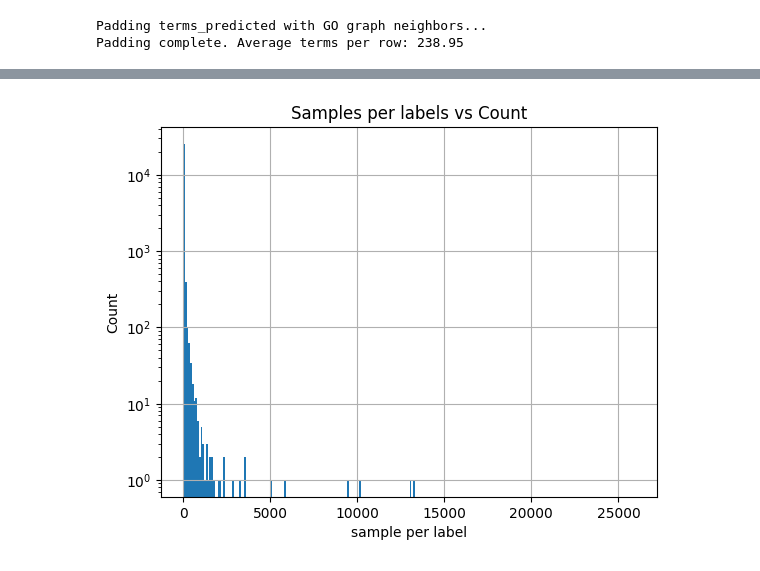
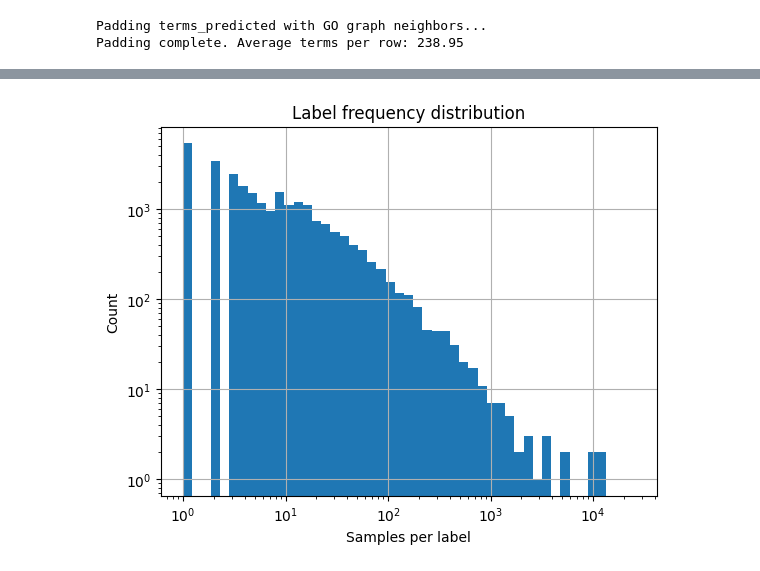
Before and after one commit to tnshp/CAFA6_embeds_model, a Jupyter notebook: dataset_analysis_2.ipynb, the cells around one changed output, grey strips where cells are left out. Saved outputs shown, nothing was run; the diff lists cells and outputs as text; code cells hidden in the pictures.

```diff
--- a/dataset_analysis_2.ipynb
+++ b/dataset_analysis_2.ipynb
@@ -10,12 +10,12 @@ import seaborn as sns
 # %%
 # Define data paths
 data_paths = {
-    "knn_terms_df":         "/mnt/d/ML/Kaggle/CAFA6-new/uniprot/diamond_knn_predictions.parquet",
-    "train_terms_df":       "/mnt/d/ML/Kaggle/CAFA6/cafa-6-protein-function-prediction/Train/train_terms.tsv",
-    "go_obo_path":          "/mnt/d/ML/Kaggle/CAFA6/cafa-6-protein-function-prediction/Train/go-basic.obo",
-    "features_embeds_path": "/mnt/d/ML/Kaggle/CAFA6-new/Dataset/esm_t33_650M/train_embeds.npy",
-    "features_ids_path":    "/mnt/d/ML/Kaggle/CAFA6-new/Dataset/esm_t33_650M/train_ids.npy",
-    "go_embeds_paths":      "/mnt/d/ML/Kaggle/CAFA6-new/uniprot/go_embeddings.pkl"
+    'knn_terms_df':         '/mnt/d/ML/Kaggle/CAFA6-new/uniprot/diamond_knn_predictions.parquet',
+    'train_terms_df':       '/mnt/d/ML/Kaggle/CAFA6/cafa-6-protein-function-prediction/Train/train_terms.tsv',
+    'go_obo_path':          '/mnt/d/ML/Kaggle/CAFA6/cafa-6-protein-function-prediction/Train/go-basic.obo',
+    "features_embeds_path": "/mnt/d/ML/Kaggle/CAFA6-new/Dataset/archive/protein_embeddings.npy",
+    "features_ids_path":    "/mnt/d/ML/Kaggle/CAFA6-new/Dataset/archive/protein_ids.npy",
+    'go_embeds_paths':      '/mnt/d/ML/Kaggle/CAFA6-new/uniprot/go_embeddings.pkl'
 }
 
 print("Data paths configured")
@@ -47,15 +40,18 @@ data['train_terms'].head()
 # %%
 label_freq = data['train_terms'].groupby('term').agg(entries= ('EntryID', 'count')).sort_values('entries', ascending=False)
 
-bins = np.arange(0, 26000, 100)
+
+#create log bins
+bins = np.logspace(0, 4.4, num=50)  # Bins from 1 to ~25000
 
 plt.hist(label_freq['entries'], bins=bins)
 plt.yscale('log')
-plt.title('Samples per labels vs Count')
-plt.xlabel('sample per label')
+plt.xscale('log')
+plt.title('Label frequency distribution')
+plt.xlabel('Samples per label')
 plt.ylabel('Count')
 # plt.xlim((0,1000))
 plt.grid(True)
 plt.show()
 # %% [output]
-[figure, old version]
+[figure, new version]
```
Also changed, not shown: parts of 18 cells of this notebook, 3 other files.
